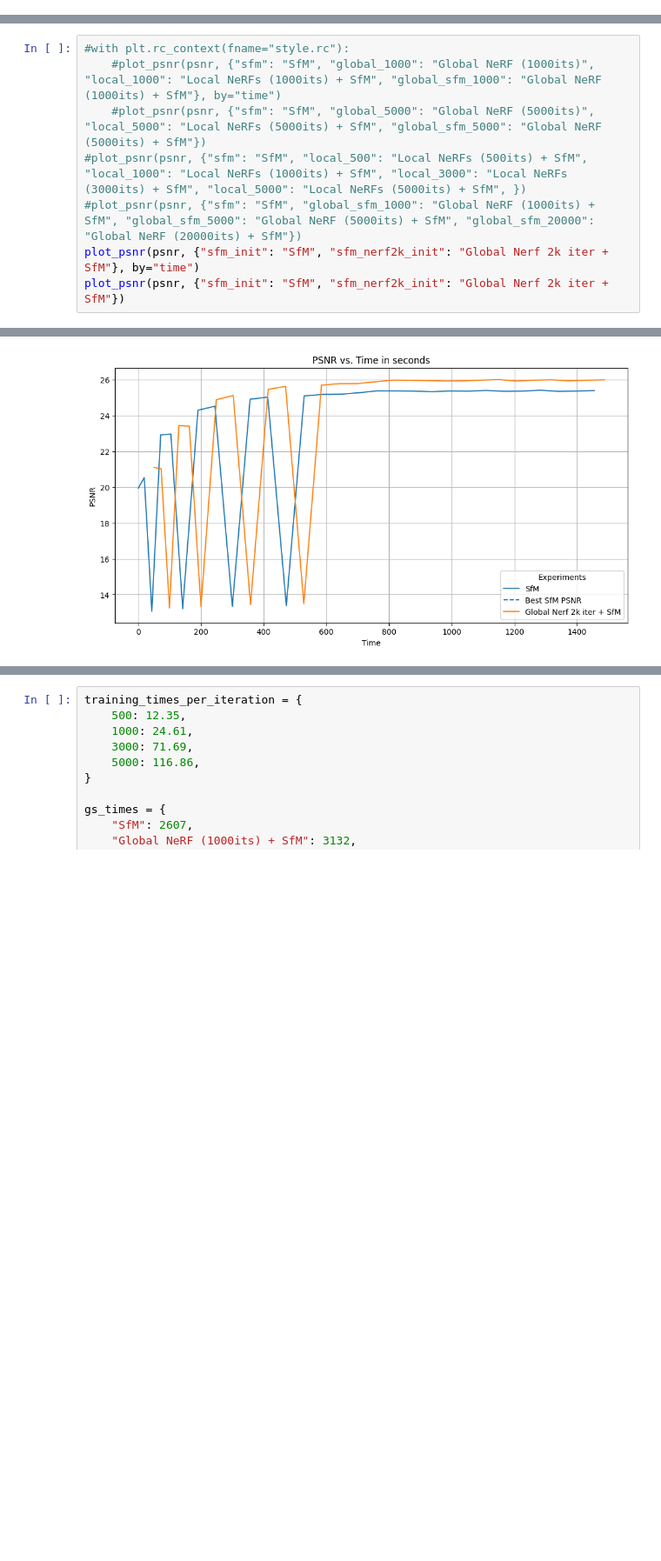
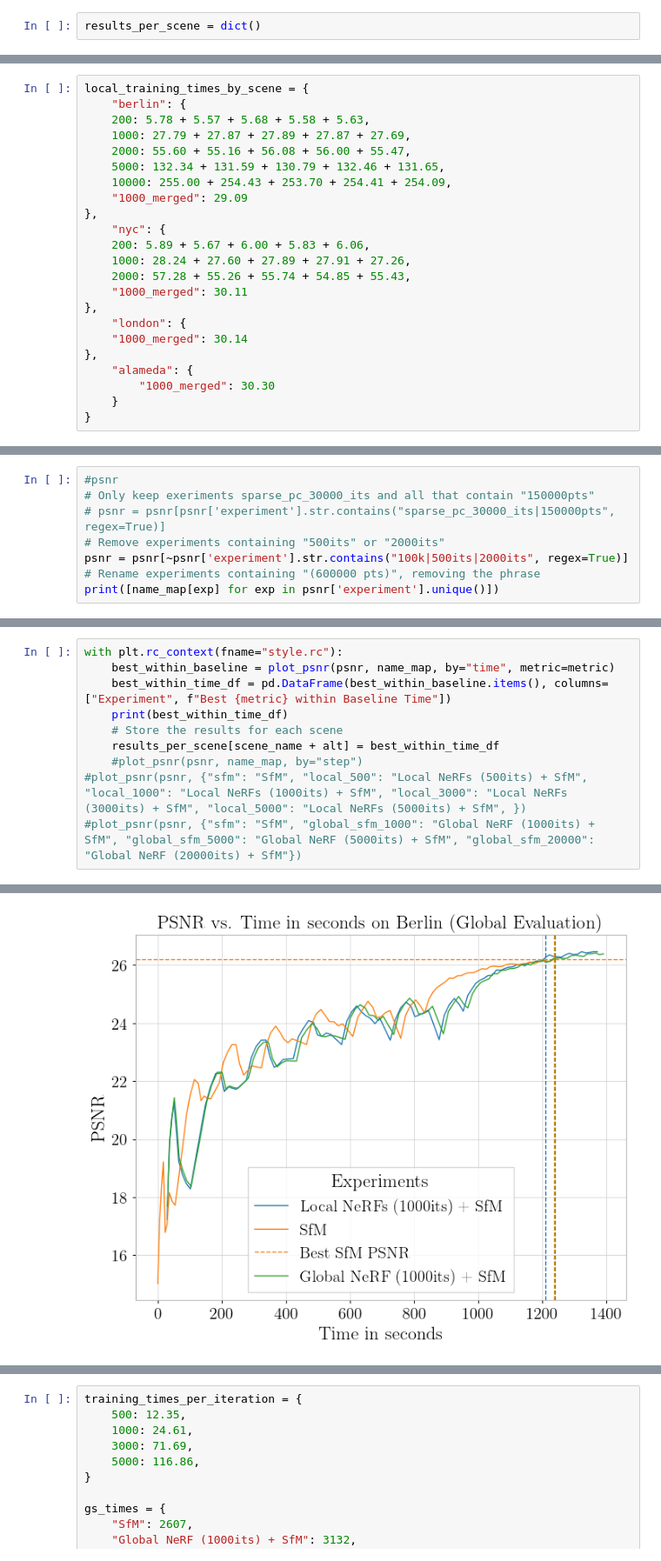
Before and after one commit to RadoslavMYankov/ADL4CV, a Jupyter notebook: utils/tensorboard_parsing.ipynb, the cells around one changed output, grey strips where cells are left out. Shown at 87% size. Drawn from its saved outputs; the diff is of its cells as text; blank space fills up the shorter version.

Commit message:
Update plotting scripts

```diff
--- a/utils/tensorboard_parsing.ipynb
+++ b/utils/tensorboard_parsing.ipynb
@@ -5,0 +6,2 @@ import pandas as pd
+# %%
+results_per_scene = dict()
@@ -6 +71,24 @@ import pandas as pd
+# %%
+local_training_times_by_scene = {
+    "berlin": {
+    200: 5.78 + 5.57 + 5.68 + 5.58 + 5.63,
+    1000: 27.79 + 27.87 + 27.89 + 27.87 + 27.69,
+    2000: 55.60 + 55.16 + 56.08 + 56.00 + 55.47,
+    5000: 132.34 + 131.59 + 130.79 + 132.46 + 131.65,
+    10000: 255.00 + 254.43 + 253.70 + 254.41 + 254.09,
+    "1000_merged": 29.09
+},
+    "nyc": {
+    200: 5.89 + 5.67 + 6.00 + 5.83 + 6.06,
+    1000: 28.24 + 27.60 + 27.89 + 27.91 + 27.26,
+    2000: 57.28 + 55.26 + 55.74 + 54.85 + 55.43,
+    "1000_merged": 30.11
+},
+    "london": {
+    "1000_merged": 30.14
+},
+    "alameda": {
+        "1000_merged": 30.30
+    }
+}
 # %%
@@ -25,0 +180,8 @@ Processing: ../tensorboard_results/sfm_nerf2k_init.csv
+# %%
+#psnr
+# Only keep exeriments sparse_pc_30000_its and all that contain "150000pts"
+# psnr = psnr[psnr['experiment'].str.contains("sparse_pc_30000_its|150000pts", regex=True)]
+# Remove experiments containing "500its" or "2000its"
+psnr = psnr[~psnr['experiment'].str.contains("100k|500its|2000its", regex=True)]
+# Rename experiments containing "(600000 pts)", removing the phrase
+print([name_map[exp] for exp in psnr['experiment'].unique()])
@@ -110,9 +297,11 @@ def plot_psnr(psnr, experiments, by="step", baseline_experiment="SfM"):
 # %%
-#with plt.rc_context(fname="style.rc"):
-    #plot_psnr(psnr, {"sfm": "SfM", "global_1000": "Global NeRF (1000its)", "local_1000": "Local NeRFs (1000its) + SfM", "global_sfm_1000": "Global NeRF (1000its) + SfM"}, by="time")
-    #plot_psnr(psnr, {"sfm": "SfM", "global_5000": "Global NeRF (5000its)", "local_5000": "Local NeRFs (5000its) + SfM", "global_sfm_5000": "Global NeRF (5000its) + SfM"})
+with plt.rc_context(fname="style.rc"):
+    best_within_baseline = plot_psnr(psnr, name_map, by="time", metric=metric)
+    best_within_time_df = pd.DataFrame(best_within_baseline.items(), columns=["Experiment", f"Best {metric} within Baseline Time"])
+    print(best_within_time_df)
+    # Store the results for each scene
+    results_per_scene[scene_name + alt] = best_within_time_df
+    #plot_psnr(psnr, name_map, by="step")
 #plot_psnr(psnr, {"sfm": "SfM", "local_500": "Local NeRFs (500its) + SfM", "local_1000": "Local NeRFs (1000its) + SfM", "local_3000": "Local NeRFs (3000its) + SfM", "local_5000": "Local NeRFs (5000its) + SfM", })
 #plot_psnr(psnr, {"sfm": "SfM", "global_sfm_1000": "Global NeRF (1000its) + SfM", "global_sfm_5000": "Global NeRF (5000its) + SfM", "global_sfm_20000": "Global NeRF (20000its) + SfM"})
-plot_psnr(psnr, {"sfm_init": "SfM", "sfm_nerf2k_init": "Global Nerf 2k iter + SfM"}, by="time")
-plot_psnr(psnr, {"sfm_init": "SfM", "sfm_nerf2k_init": "Global Nerf 2k iter + SfM"})
 # %% [output]
@@ -121 +312 @@ plot_psnr(psnr, {"sfm_init": "SfM", "sfm_nerf2k_init": "Global Nerf 2k iter + Sf
-[figure, old version]
+[figure, new version]
```
Also changed, not shown: parts of 16 cells of this notebook, 1 other file.
